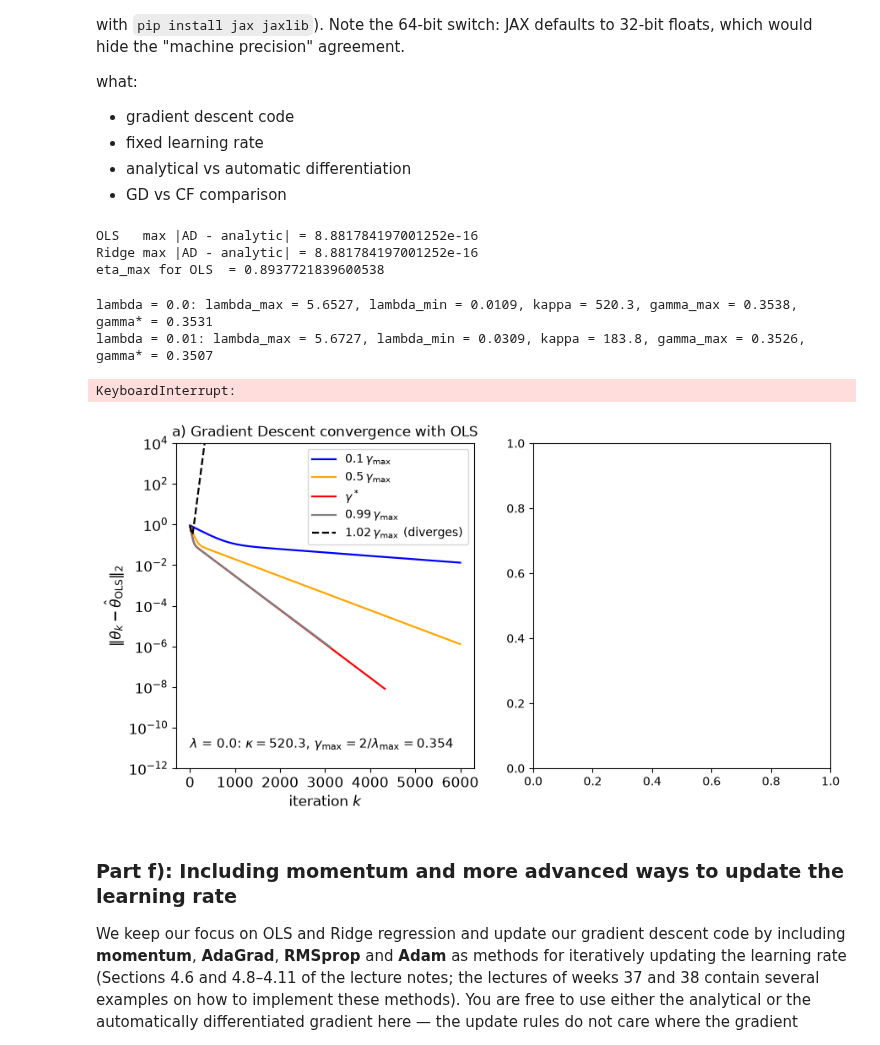
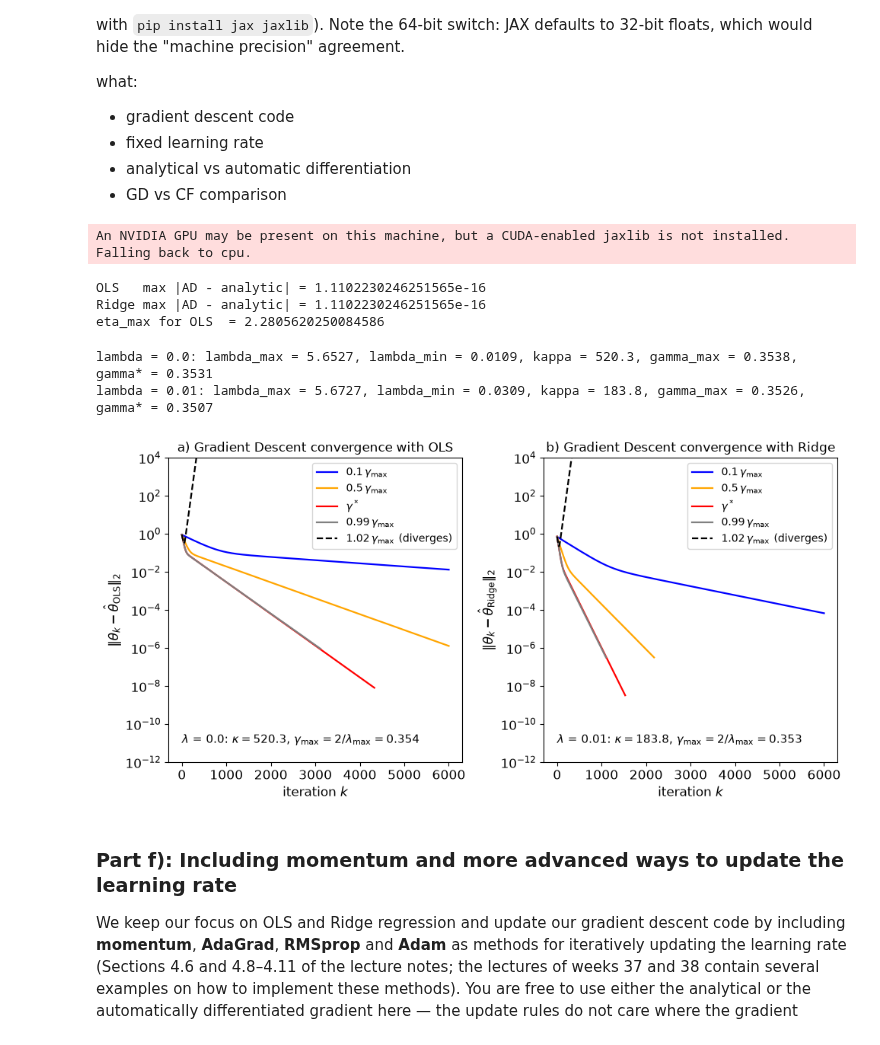
Before and after one commit to lukasMK01/FYS-STK4155, a Jupyter notebook: project_1/wip_project1.ipynb, the cells around one changed output. Saved outputs shown, nothing was run; the diff lists cells and outputs as text; code cells hidden in the pictures.

```diff
--- a/project_1/wip_project1.ipynb
+++ b/project_1/wip_project1.ipynb
@@ -753,9 +757,6 @@ what:
 - analytical vs automatic differentiation
 - GD vs CF comparison
 # %%
-import jax
-import jax.numpy as jnp
-jax.config.update("jax_enable_x64", True)   # 64-bit floats, as in numpy
 
 
 #Functions:
@@ -775,7 +776,7 @@ def cost_lasso(theta, X, y, lam):
 rng = np.random.default_rng(2026)
 degree = 5
 lmbda = 1e-2
-X = design_matrix(x, degree)
+X = design_matrix(x, degree,intercept=False)
 theta0 = rng.normal(size=X.shape[1])
 
 #Computing the gradients in two ways: analytically and by automatic differentiation
@@ -796,6 +797,7 @@ print("Ridge max |AD - analytic| =", np.max(np.abs(grad_ridge_ad(theta0, X, y, l
 H = 2.0 / len(y) * X.T @ X
 print("eta_max for OLS  =", 2.0 / np.linalg.eigvalsh(H).max())
 # %% [output]
-OLS   max |AD - analytic| = 8.881784197001252e-16
-Ridge max |AD - analytic| = 8.881784197001252e-16
-eta_max for OLS  = 0.8937721839600538
+An NVIDIA GPU may be present on this machine, but a CUDA-enabled jaxlib is not installed. Falling back to cpu.
+OLS   max |AD - analytic| = 1.1102230246251565e-16
+Ridge max |AD - analytic| = 1.1102230246251565e-16
+eta_max for OLS  = 2.2805620250084586
@@ -804,38 +876,6 @@ eta_max for OLS  = 0.8937721839600538
 
 # Gradient descent function
 grad_jax = jax.grad(cost)
-
-# First version of gradient descent function, with option to use either analytical or automatic differentiation gradients
-def gradient_descent(X,y,gamma,lmbda=0.0, num_iters=1000, tol=1e-8, method="analytical"):
-
-    # Initialize weights for gradient descent
-    n_features = X.shape[1]
-    theta0 = np.zeros(n_features)
-
-    history = [theta0.copy()]
-
-    # Gradient descent loop
-    for t in range(1,num_iters+1):
-        # Compute gradients for OLS / Ridge
-
-        if method == "analytical":
-            # the gradients by hand (analytically)
-            g = gradient(theta0, X, y, lmbda)
-        elif method == "AD":
-            # gradients by automatic differentiation (with respect to argument 0 = theta)
-            g = grad_jax(theta0, X, y, lmbda)
-
-        # Update parameters theta
-        theta0 = theta0 - gamma * g
-
-        history.append(theta0.copy())
-
-        # Stopping criterion:  gradient is small enough
-        if np.linalg.norm(g) < tol:
-            break
-
-    return theta0, t, history
-
 
 #Setting up the data for gradient descent
 def exercise_data(n=100,sigma=0.1, seed=2026,degree=5):
@@ -847,7 +887,6 @@ def exercise_data(n=100,sigma=0.1, seed=2026,degree=5):
     X_norm = (X - X_mean) / X_std
     y_centered = y - y.mean()
     return X_norm, y_centered
-
 
 #Function from tuesday week 37 exercise, tweaked to match the desired figures:
 def fig_gd_convergence(filename="project1_gd_convergence.png"):
@@ -870,7 +909,7 @@ def fig_gd_convergence(filename="project1_gd_convergence.png"):
         for gamma, lab, col in zip(gammas, labels, colors):
 
             # Running the gradient descent
-            theta_gd, t, history = gradient_descent(X,y,gamma,lam, num_iters, tol,method="AD")
+            theta_gd, t, history = gradient_descent(X,y,gamma,lam, num_iters, tol,grad_method="AD")
             # Getting the distance to the closed form
             dist = np.linalg.norm(np.asarray(history) - theta_cf, axis=1)
             # Plotting the results
@@ -895,36 +934,34 @@ def fig_gd_convergence(filename="project1_gd_convergence.png"):
     fig.savefig(filename, bbox_inches="tight")
     plt.close(fig)
 
 
 
 #Input data for gradient descent parameters:
 num_iters = 6000 # The maximum number of iterations
 tol = 1e-8 # Tolerance for the stopping criterion
 lmbdas = [0.0, 1e-2] # Lambda for regression (0 for OLS, >0 for Ridge)
 degree = 5 # Degree of the polynomial
 
 X, y = exercise_data(degree=degree)
 rng = np.random.default_rng(2026)
 
 #Getting the Hessian eigenvalues and finding the condition number and maximum learning rate:
 for lam in lmbdas:
     eigs = hessian_eigs(X,lam=lam)
     print(f"lambda = {lam}: lambda_max = {eigs.max():.4f}, lambda_min = {eigs.min():.4f}, "
             f"kappa = {eigs.max()/eigs.min():.1f}, gamma_max = {2/eigs.max():.4f}, "
             f"gamma* = {2/(eigs.max()+eigs.min()):.4f}")
 
 
 # Plotting the convergence of gradient descent for different learning rates
 with np.errstate(all="ignore"):
     fig_gd_convergence("project1_gd_convergence.png")
-from IPython.display import Image
 
 Image("project1_gd_convergence.png")
 # %% [output]
 lambda = 0.0: lambda_max = 5.6527, lambda_min = 0.0109, kappa = 520.3, gamma_max = 0.3538, gamma* = 0.3531
 lambda = 0.01: lambda_max = 5.6727, lambda_min = 0.0309, kappa = 183.8, gamma_max = 0.3526, gamma* = 0.3507
-KeyboardInterrupt:
-[figure, old version]
+[figure, new version]
 # %% [markdown]
 ### Part f): Including momentum and more advanced ways to update the learning rate
 
```
Also changed, not shown: parts of 20 cells of this notebook.
